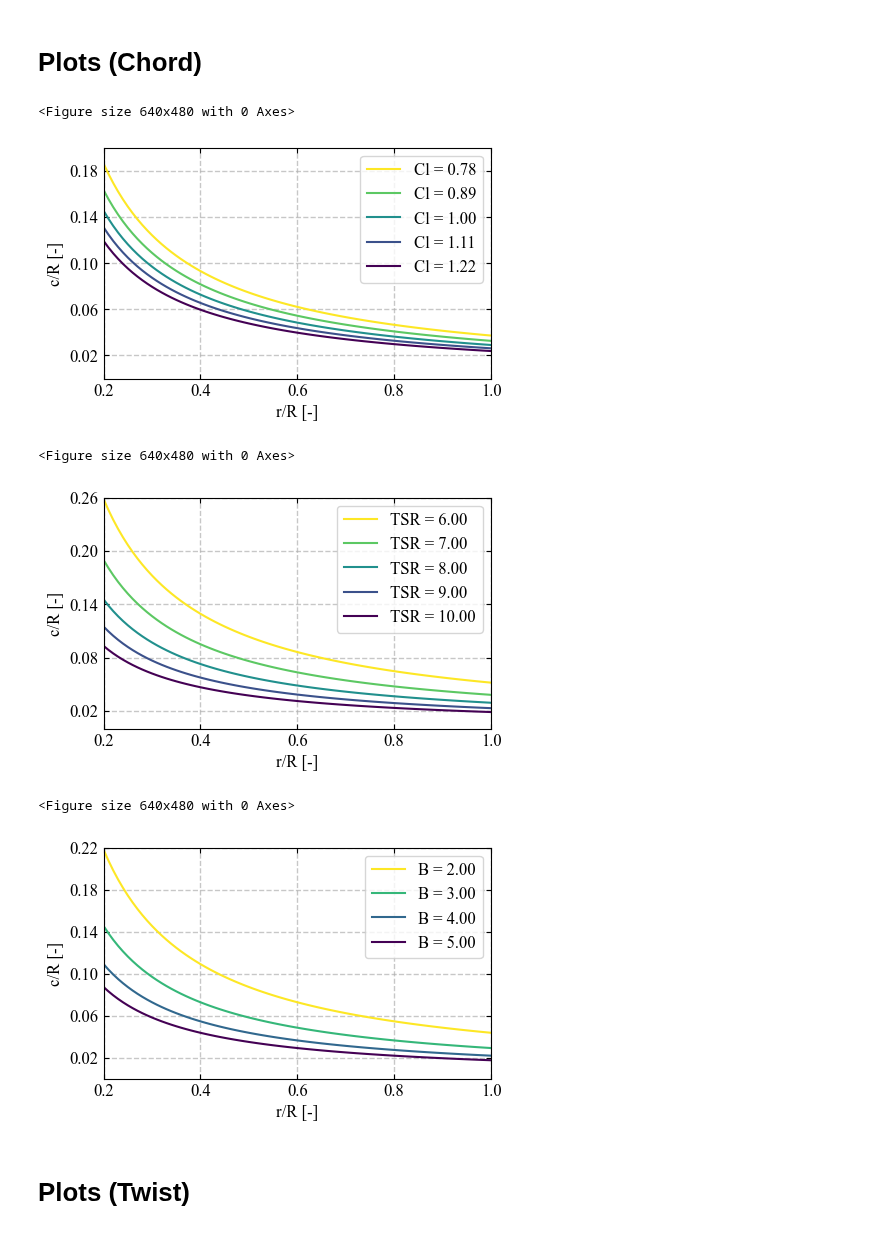
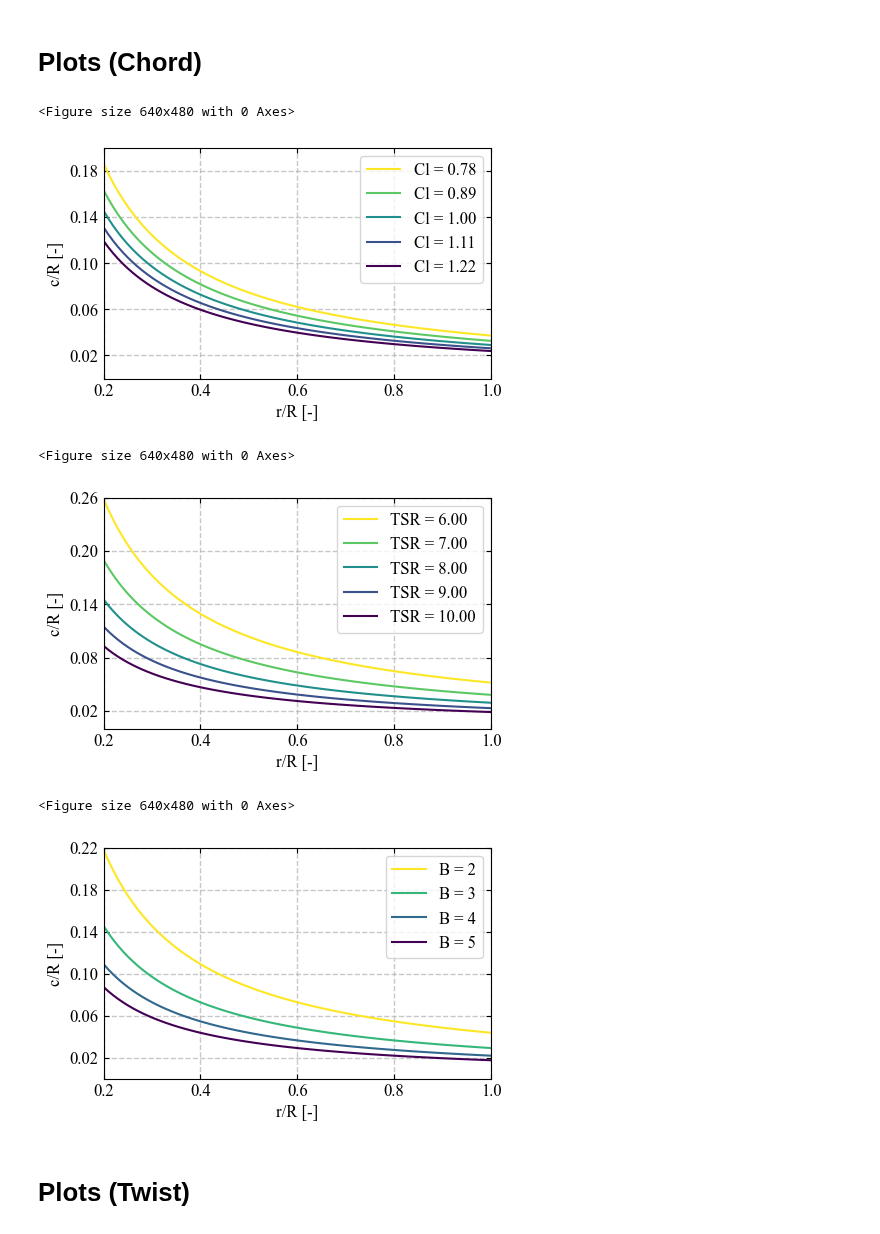
Before and after one commit to SpyrosAcheimastos/LAC, a Jupyter notebook: our_design/Assignment_1/Part_1.ipynb, the cells around one changed output. Cells and saved outputs as stored; diff of their text form; code cells hidden in the pictures.

```diff
--- a/our_design/Assignment_1/Part_1.ipynb
+++ b/our_design/Assignment_1/Part_1.ipynb
@@ -232,35 +232,35 @@ cmap = plt.get_cmap('viridis_r')
 
 # Number of lines to plot
 n_lines = len(c_R_B)
 
 figure = plt.figure(figsize=(5, 3))
 
 # Loop over the dictionary keys to plot each set of c_R values
 for i, key in enumerate(c_R_B.keys()):
     line_color = cmap(i / (n_lines - 1))  # Dynamically select color from colormap
 
     B_value = B_array[i]  # Use the i-th element from C_l_design_array
 
     # Plot the data with the dynamically generated label
-    plt.plot(r_R, c_R_B[key], c=line_color, label=f'B = {B_value:.2f}')  # Format Cl with 2 decimal places
+    plt.plot(r_R, c_R_B[key], c=line_color, label=f'B = {B_value:.0f}')  # Format Cl with 2 decimal places
 
 # Add labels and title
 plt.tick_params(axis='both', bottom=True, top=True, left=True, right=True, direction='in', which='major')
 plt.grid(linestyle='--', linewidth=1, alpha=0.7)
 plt.ylabel('c/R [-]')
 plt.xlabel(r'r/R [-]')
 plt.xlim([0.2, 1])
 plt.ylim([0, 0.2])
 plt.yticks(np.arange(0.02, 0.25, 0.04))
 plt.legend()
 plt.savefig('Plots/c_R_B.pdf', dpi=300, bbox_inches='tight')
 # %% [output]
 <Figure size 640x480 with 0 Axes>
 [figure]
 <Figure size 640x480 with 0 Axes>
 [figure]
 <Figure size 640x480 with 0 Axes>
-[figure, old version]
+[figure, new version]
 # %% [markdown]
 # Plots (Twist)
 # %%
```
Also changed, not shown: 9 other files.
